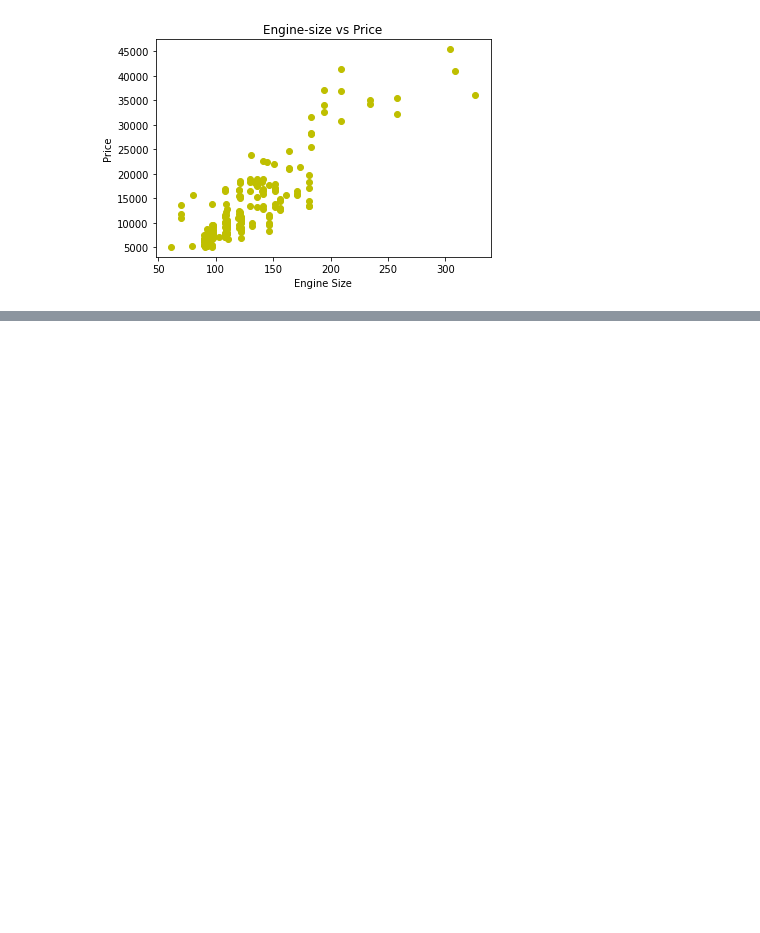
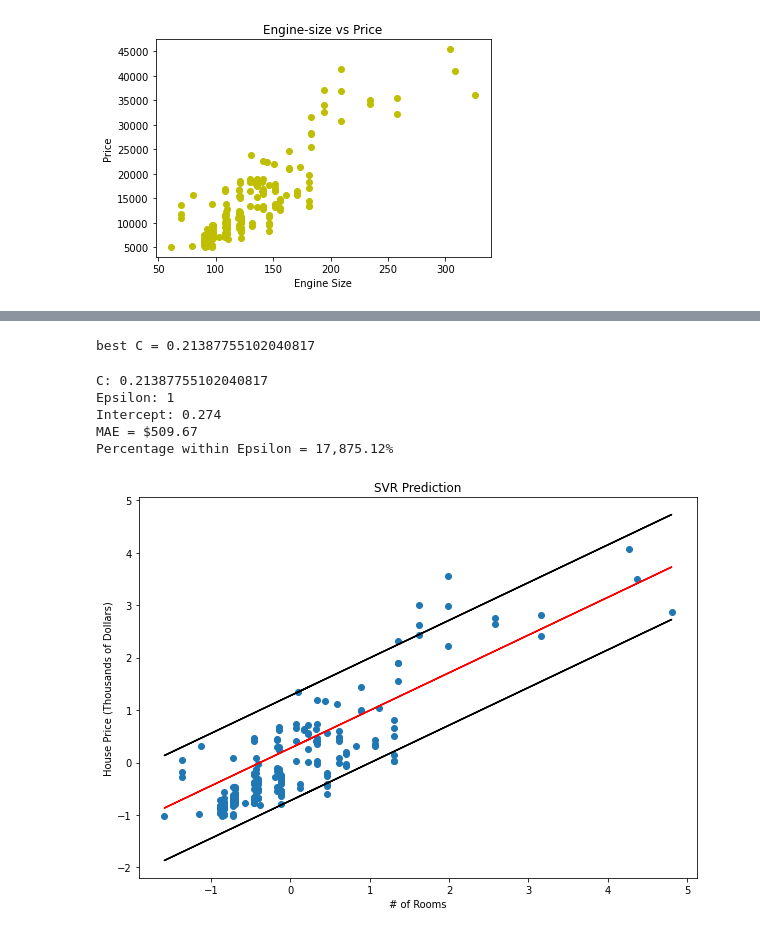
Before and after one commit to Badhusha-Akhthaar/MachineLearning_Binge, a Jupyter notebook: SVR(Support_Vector_Regression).ipynb, the cells around one changed output, grey strips where cells are left out. Saved outputs shown, nothing was run; the diff lists cells and outputs as text; code cells hidden in the pictures; blank space fills up the shorter version.

```diff
--- a/SVR(Support_Vector_Regression).ipynb
+++ b/SVR(Support_Vector_Regression).ipynb
@@ -56,0 +95,35 @@ plt.close()
+# %%
+test_mae_list = []
+perc_within_eps_list = []
+
+eps = eps
+c_space = np.linspace(0.01, 10)
+for c in c_space:
+    varied_svr = SVR(epsilon=eps, C=c,kernel='linear')
+
+    varied_svr.fit(X,Y)
+
+    test_mae = mean_absolute_error(Y, varied_svr.predict(X))
+    test_mae_list.append(test_mae)
+
+    perc_within_eps = 100*np.sum(abs(Y-varied_svr.predict(X)) <= eps) / len(Y)
+    perc_within_eps_list.append(perc_within_eps)
+# %%
+m = max(perc_within_eps_list)
+inds = [i for i, j in enumerate(perc_within_eps_list) if j == m]
+C = c_space[inds[0]]
+
+print("best C =", C)
+# %% [output]
+best C = 0.21387755102040817
+# %%
+svr_best = SVR(kernel='linear',epsilon=eps,C=0.21387755102040817)
+svr_best.fit(X,Y)
+print_output(X,Y,svr_best)
+# %% [output]
+C: 0.21387755102040817
+Epsilon: 1
+Intercept: 0.274
+MAE = $509.67
+Percentage within Epsilon = 17,875.12%
+[figure, added]
```
Also changed, not shown: parts of 8 cells of this notebook.
